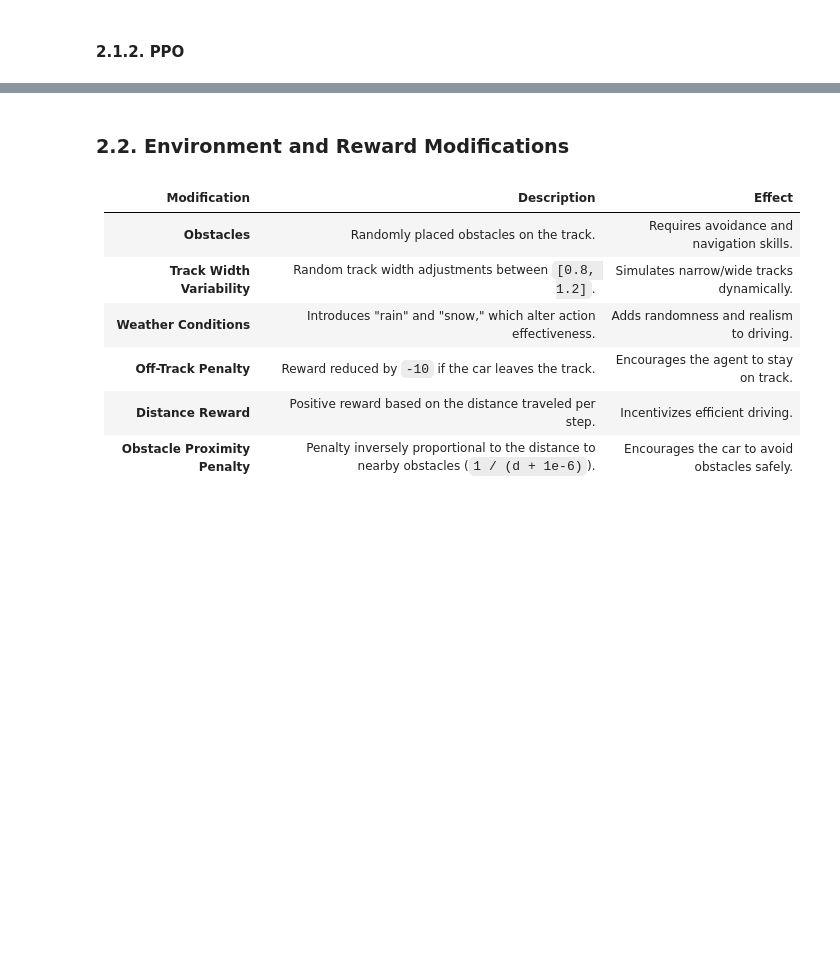
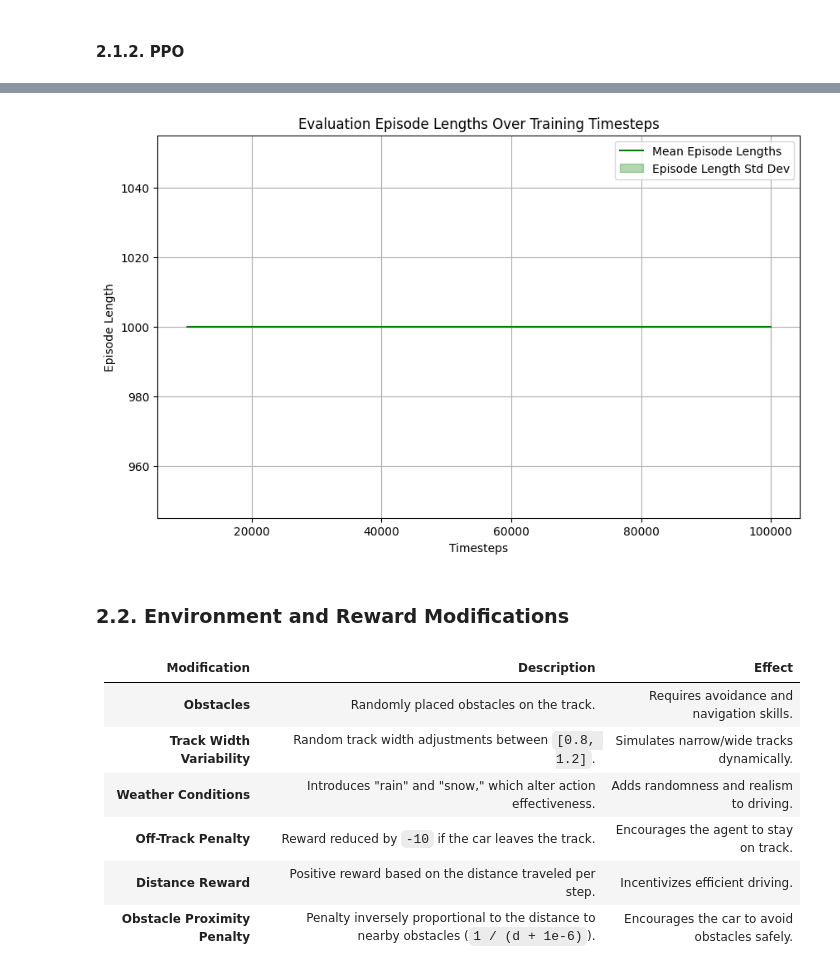
Before and after one commit to inesamorim/reinforcement-learning-with-gymnasium, a Jupyter notebook: main.ipynb, the cells around one changed output, grey strips where cells are left out. Saved outputs shown, nothing was run; the diff lists cells and outputs as text; code cells hidden in the pictures; blank space fills up the shorter version.

```diff
--- a/main.ipynb
+++ b/main.ipynb
@@ -204,3 +242,7 @@ foo = gc.collect()
+# %%
+plot_episode_lengths(timesteps_baseline_ppo, ep_lengths_baseline_ppo)
+# %% [output]
+[figure, added]
 # %% [markdown]
 ### 2.2. Environment and Reward Modifications
 # %% [markdown]
```
Also changed, not shown: parts of 15 cells of this notebook, 2 other files.
